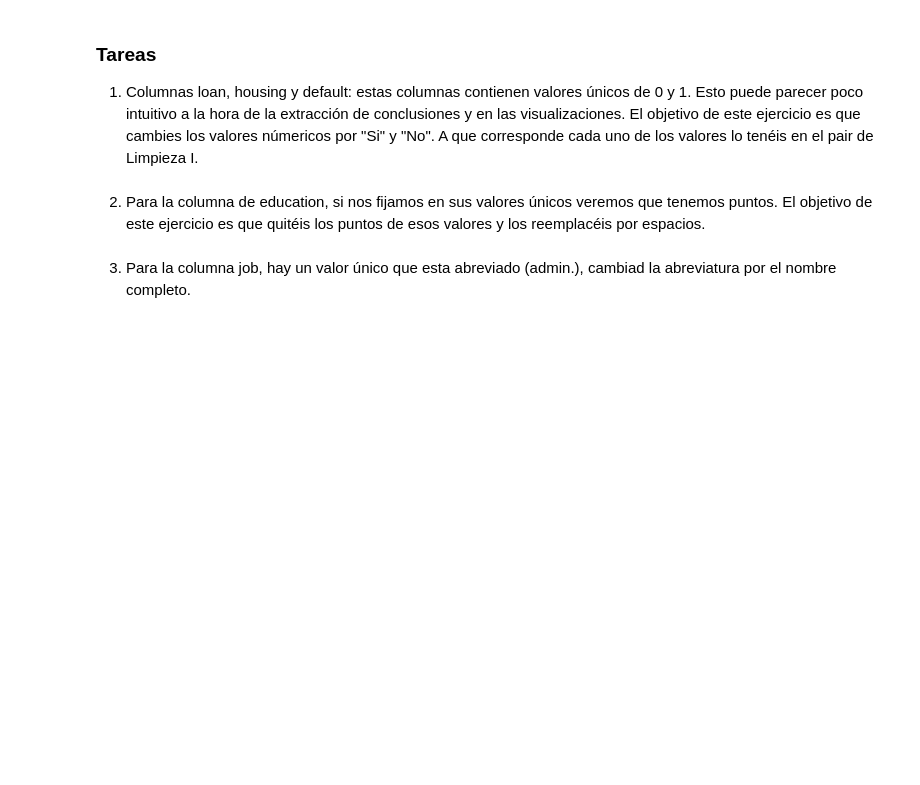
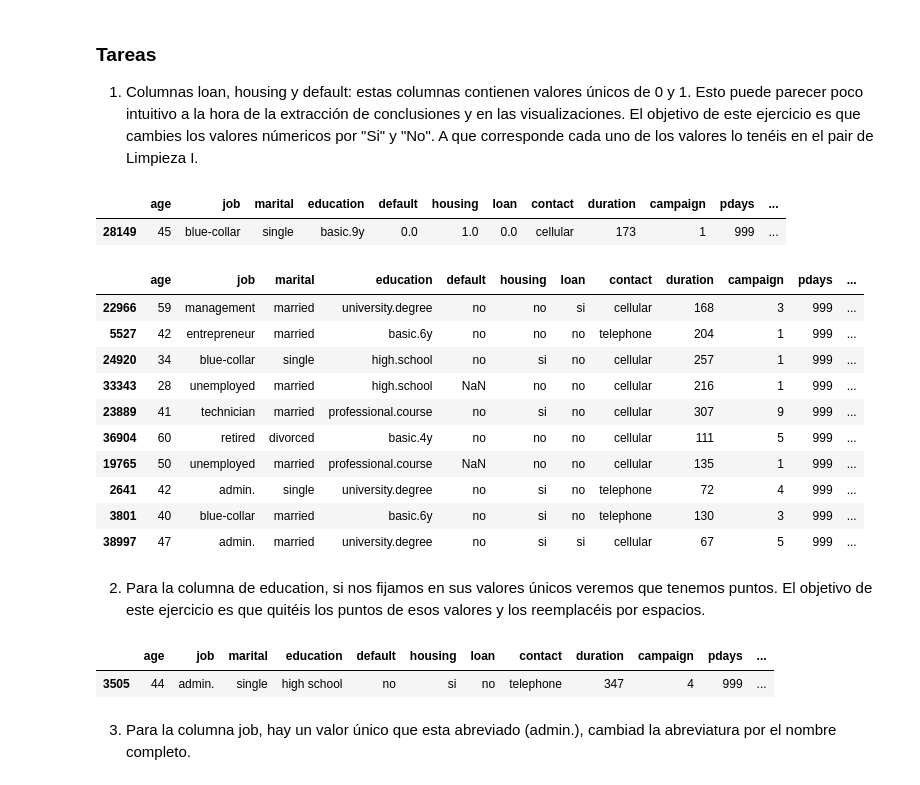
Before and after one commit to Adalab/EDA-y-ETL, a Jupyter notebook: limpieza/limpieza-II.ipynb, the cells around one changed output. Cells and saved outputs as stored; diff of their text form; code cells hidden in the pictures; blank space fills up the shorter version.

```diff
--- a/limpieza/limpieza-II.ipynb
+++ b/limpieza/limpieza-II.ipynb
@@ -31,5 +31,30 @@ df.head()
 ### Tareas
 
 1. Columnas loan, housing y default: estas columnas contienen valores únicos de 0 y 1. Esto puede parecer poco intuitivo a la hora de la extracción de conclusiones y en las visualizaciones. El objetivo de este ejercicio es que cambies los valores númericos por "Si" y "No". A que corresponde cada uno de los valores lo tenéis en el pair de Limpieza I.
+# %%
+df.sample()
+# %% [output]
+|  | age | job | marital | education | default | housing | loan | contact | duration | campaign | pdays | ... |
+| 28149 | 45 | blue-collar | single | basic.9y | 0.0 | 1.0 | 0.0 | cellular | 173 | 1 | 999 | ... |
+# %%
+mapa = {1.0: 'si', 0.0: 'no'}
+# %%
+df['loan'] = df['loan'].map(mapa, na_action= 'ignore')
+df['housing'] = df['housing'].map(mapa, na_action= 'ignore')
+df['default'] = df['default'].map(mapa, na_action= 'ignore')
+# %%
+df.sample(10)
+# %% [output]
+|  | age | job | marital | education | default | housing | loan | contact | duration | campaign | pdays | ... |
+| 22966 | 59 | management | married | university.degree | no | no | si | cellular | 168 | 3 | 999 | ... |
+| 5527 | 42 | entrepreneur | married | basic.6y | no | no | no | telephone | 204 | 1 | 999 | ... |
+| 24920 | 34 | blue-collar | single | high.school | no | si | no | cellular | 257 | 1 | 999 | ... |
+| 33343 | 28 | unemployed | married | high.school | NaN | no | no | cellular | 216 | 1 | 999 | ... |
+| 23889 | 41 | technician | married | professional.course | no | si | no | cellular | 307 | 9 | 999 | ... |
+| 36904 | 60 | retired | divorced | basic.4y | no | no | no | cellular | 111 | 5 | 999 | ... |
+| 19765 | 50 | unemployed | married | professional.course | NaN | no | no | cellular | 135 | 1 | 999 | ... |
+| 2641 | 42 | admin. | single | university.degree | no | si | no | telephone | 72 | 4 | 999 | ... |
+| 3801 | 40 | blue-collar | married | basic.6y | no | si | no | telephone | 130 | 3 | 999 | ... |
+| 38997 | 47 | admin. | married | university.degree | no | si | si | cellular | 67 | 5 | 999 | ... |
 # %% [markdown]
 2. Para la columna de education, si nos fijamos en sus valores únicos veremos que tenemos puntos. El objetivo de este ejercicio es que quitéis los puntos de esos valores y los reemplacéis por espacios.
@@ -36,2 +63,7 @@ df.head()
+# %%
+df.sample()
+# %% [output]
+|  | age | job | marital | education | default | housing | loan | contact | duration | campaign | pdays | ... |
+| 3505 | 44 | admin. | single | high school | no | si | no | telephone | 347 | 4 | 999 | ... |
 # %% [markdown]
 3. Para la columna job, hay un valor único que esta abreviado (admin.), cambiad la abreviatura por el nombre completo.
```
Also changed, not shown: parts of 8 cells of this notebook, 2 other files.
